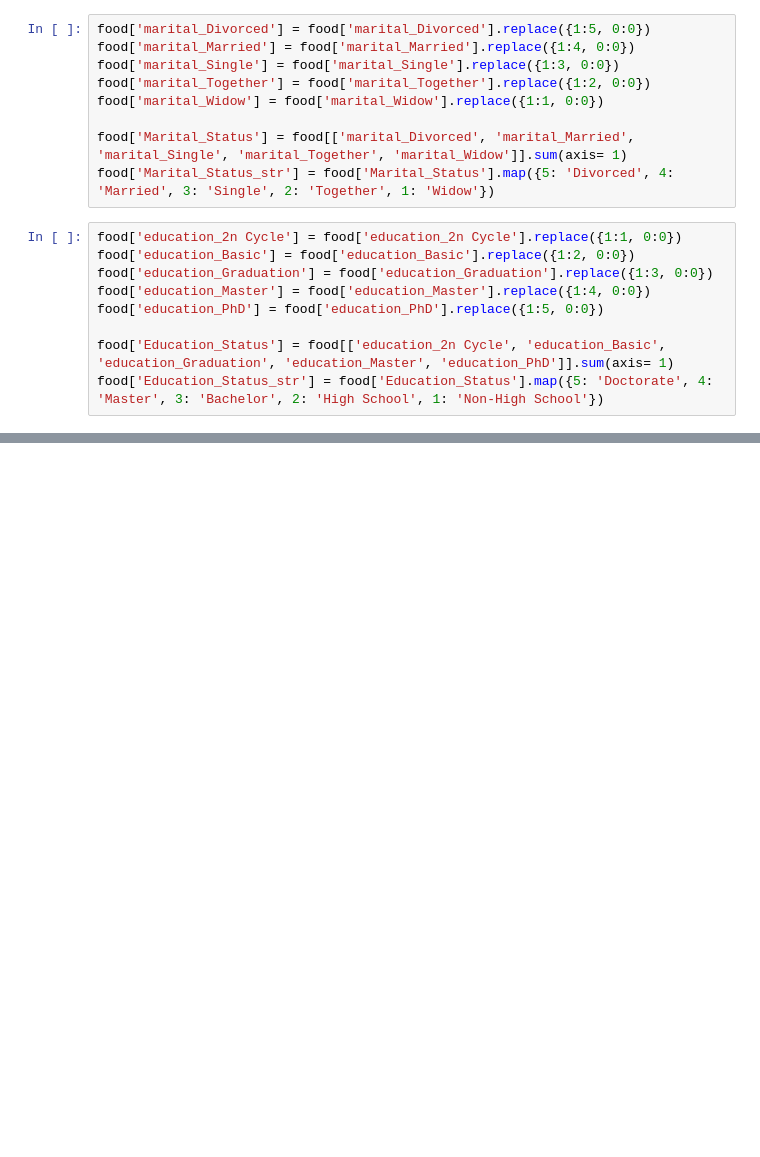
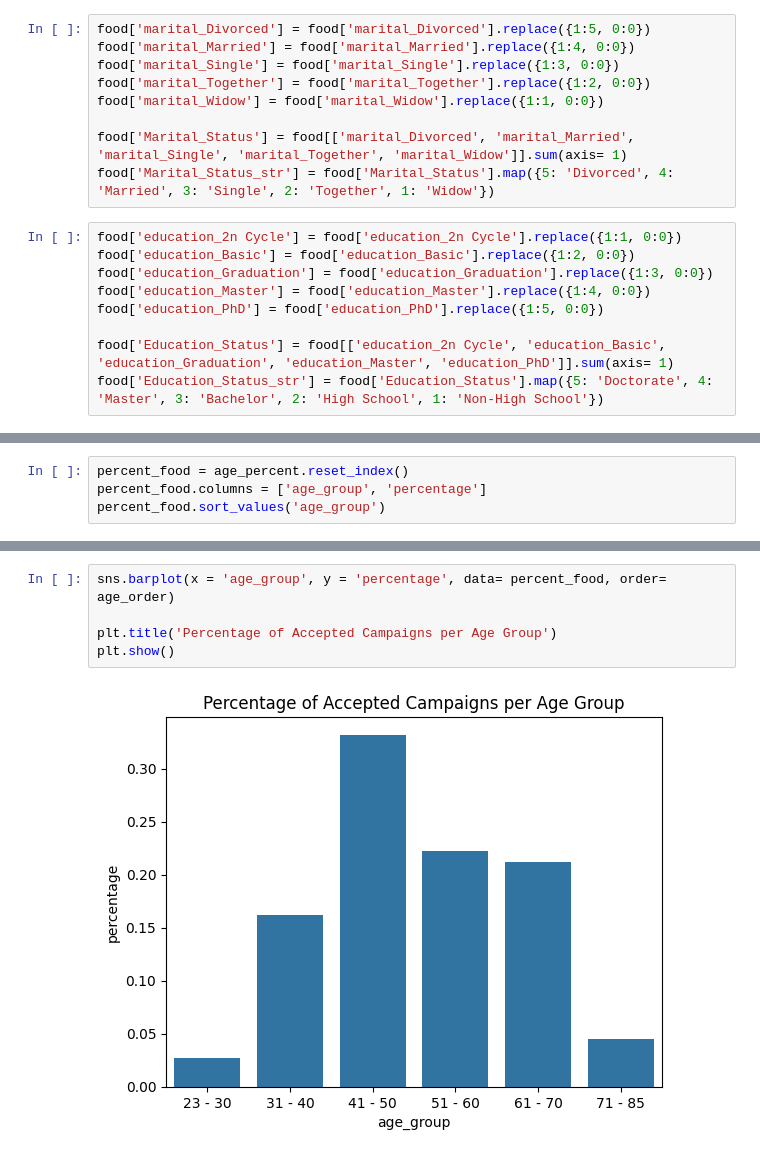
Before and after one commit to jgonzalez1015/Portfolio-Projects, a Jupyter notebook: Food Marketing Analysis Project/Food Marketing Analysis Project.ipynb, the cells around one changed output, grey strips where cells are left out. Cells and saved outputs as stored; diff of their text form; blank space fills up the shorter version.

```diff
--- a/Food Marketing Analysis Project/Food Marketing Analysis Project.ipynb
+++ b/Food Marketing Analysis Project/Food Marketing Analysis Project.ipynb
@@ -79,0 +159,4 @@ food['Accepted_Campaigns'] = food[['AcceptedCmp3', 'AcceptedCmp4', 'AcceptedCmp5
+# %%
+percent_food = age_percent.reset_index()
+percent_food.columns = ['age_group', 'percentage']
+percent_food.sort_values('age_group')
@@ -80 +171,8 @@ food['Accepted_Campaigns'] = food[['AcceptedCmp3', 'AcceptedCmp4', 'AcceptedCmp5
+# %%
+sns.barplot(x = 'age_group', y = 'percentage', data= percent_food, order= age_order)
+
+plt.title('Percentage of Accepted Campaigns per Age Group')
+plt.show()
+# %% [output]
+[figure, added]
 # %%
```
Also changed, not shown: parts of 14 cells of this notebook.
